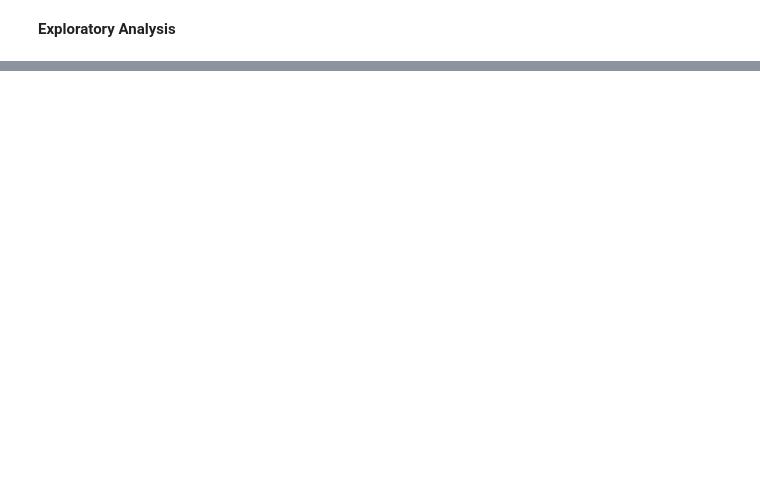
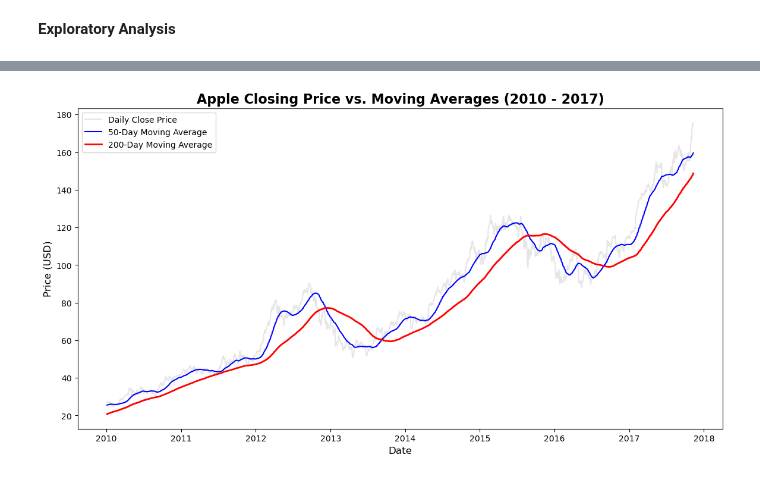
Before and after one commit to Yekta-Ahmadifar/Predict-stock-prices, a Jupyter notebook: StockPricePrediction.ipynb, the cells around one changed output, grey strips where cells are left out. Saved outputs shown, nothing was run; the diff lists cells and outputs as text; code cells hidden in the pictures; blank space fills up the shorter version.

```diff
--- a/StockPricePrediction.ipynb
+++ b/StockPricePrediction.ipynb
@@ -33,0 +79,21 @@ Date,Open,High,Low,Close,Volume,OpenInt
+# %%
+#Simple Moving Average (SMA)
+#50-day and 200 day moving avrage
+df['MA50'] = df['Close'].rolling(window=50).mean()
+df['MA200'] = df['Close'].rolling(window=200).mean()
+
+#more recent (2010>>>)
+df_recent = df.loc['2010':]
+
+plt.figure(figsize=(14, 7))
+plt.plot(df_recent.index, df_recent['Close'], label='Daily Close Price', color='gainsboro', alpha=0.7)
+plt.plot(df_recent.index, df_recent['MA50'], label='50-Day Moving Average', color='blue', linewidth=1.5)
+plt.plot(df_recent.index, df_recent['MA200'], label='200-Day Moving Average', color='red', linewidth=2)
+
+plt.title('Apple Closing Price vs. Moving Averages (2010 - 2017)', fontsize=16, fontweight='bold')
+plt.xlabel('Date', fontsize=12)
+plt.ylabel('Price (USD)', fontsize=12)
+plt.legend()
+plt.show()
+# %% [output]
+[figure, added]
```
Also changed, not shown: parts of 8 cells of this notebook.
